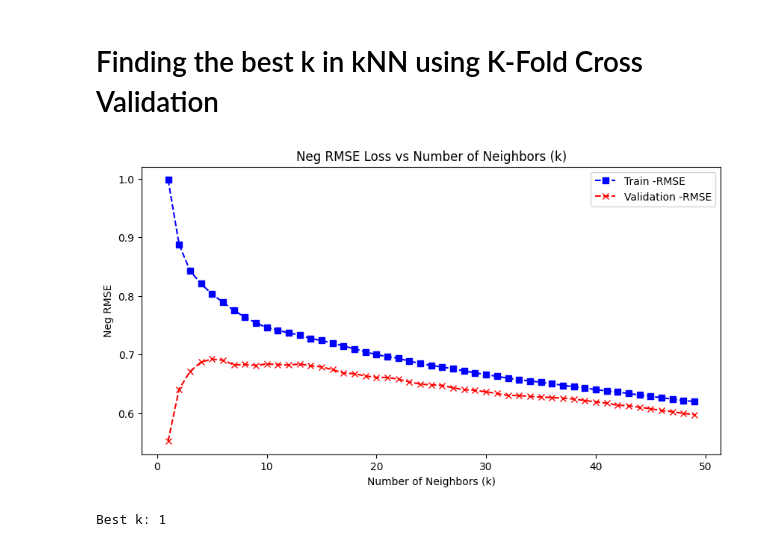
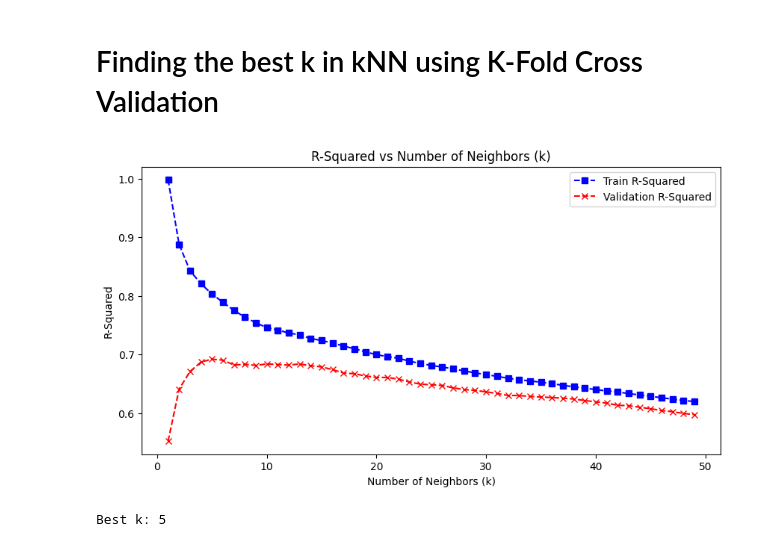
Before and after one commit to surajad97/SPR_Model, a Jupyter notebook: qspr_regr_knn_bcf.ipynb, the cells around one changed output. Drawn from its saved outputs; the diff is of its cells as text; code cells hidden in the pictures.

```diff
--- a/qspr_regr_knn_bcf.ipynb
+++ b/qspr_regr_knn_bcf.ipynb
@@ -380,8 +380,8 @@ from sklearn.model_selection import cross_validate
 
 num_ks = np.arange(1, 50, 1).astype(int)
 
-train_rmse = []
-valid_rmse = []
+train_r2 = []
+valid_r2 = []
 
 for i in tqdm(range(len(num_ks))):
   knn = KNeighborsRegressor(n_neighbors=num_ks[i])
@@ -389,20 +389,20 @@ for i in tqdm(range(len(num_ks))):
   k_fold_train_score = cv_dict['train_score']
   k_fold_valid_score = cv_dict['test_score']
 
-  train_rmse.append(k_fold_train_score.mean())
-  valid_rmse.append(k_fold_valid_score.mean())
+  train_r2.append(k_fold_train_score.mean())
+  valid_r2.append(k_fold_valid_score.mean())
 # %%
 plt.figure(figsize=(10, 5))
-plt.plot(num_ks, train_rmse, 'bs--', label='Train -RMSE')
-plt.plot(num_ks, valid_rmse, 'rx--', label='Validation -RMSE')
+plt.plot(num_ks, train_r2, 'bs--', label='Train R-Squared')
+plt.plot(num_ks, valid_r2, 'rx--', label='Validation R-Squared')
 plt.xlabel('Number of Neighbors (k)')
-plt.ylabel('Neg RMSE')
-plt.title('Neg RMSE Loss vs Number of Neighbors (k)')
+plt.ylabel('R-Squared')
+plt.title('R-Squared vs Number of Neighbors (k)')
 plt.legend()
 plt.show()
 # %% [output]
-[figure, old version]
+[figure, new version]
 # %%
-print(f"Best k: {num_ks[np.argmin(valid_rmse)]}")
+print(f"Best k: {num_ks[np.argmax(valid_r2)]}")
 # %% [output]
-Best k: 1
+Best k: 5
```
